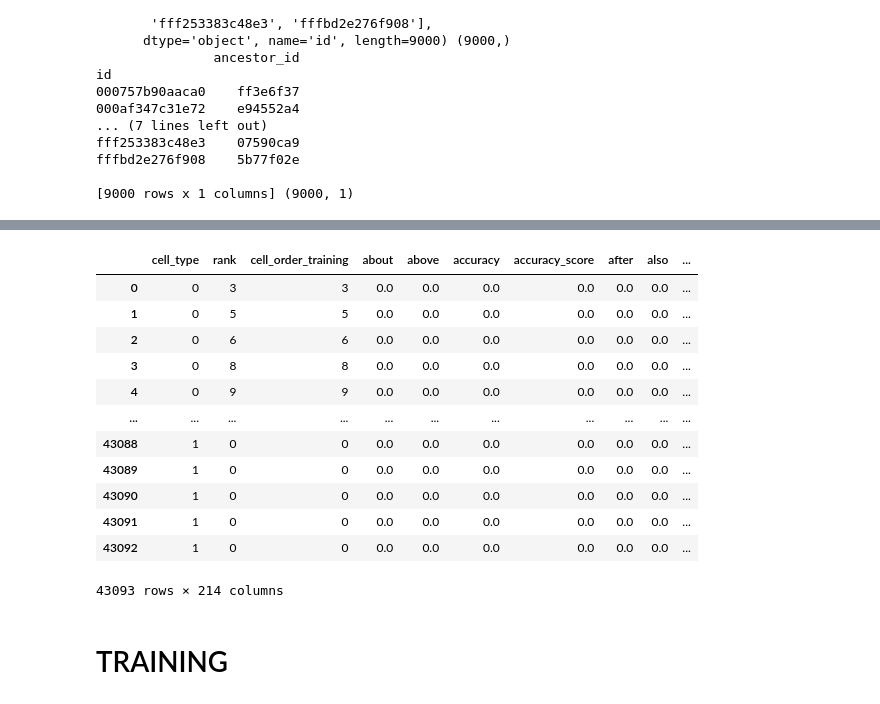
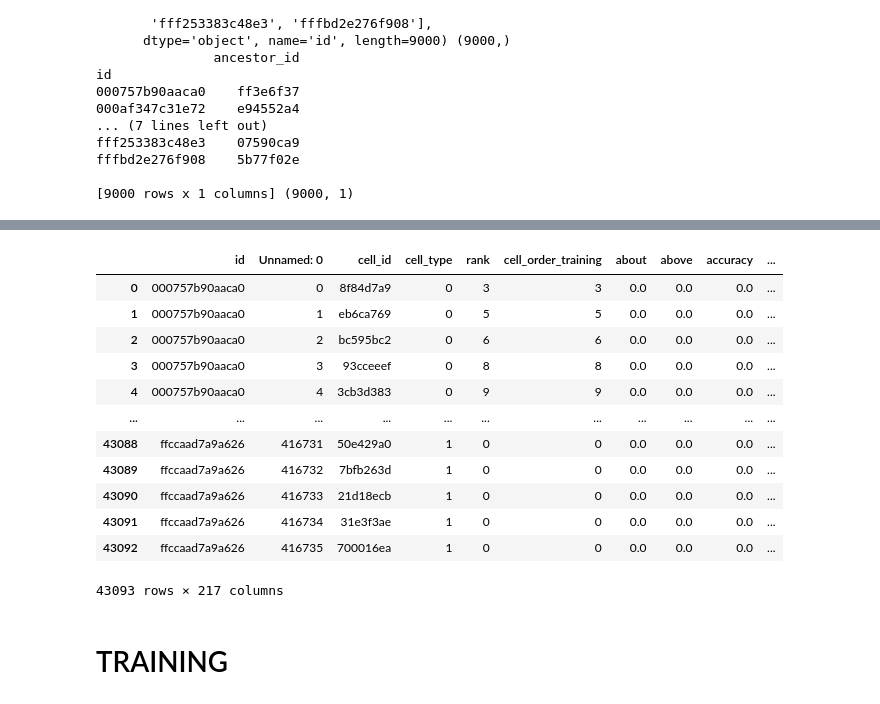
Before and after one commit to ste94000/google_ai4_code, a Jupyter notebook: notebooks/ntbook2.ipynb, the cells around one changed output, grey strips where cells are left out. Saved outputs shown, nothing was run; the diff lists cells and outputs as text; code cells hidden in the pictures.

```diff
--- a/notebooks/ntbook2.ipynb
+++ b/notebooks/ntbook2.ipynb
@@ -208,3 +208,7 @@ df_preproc_2.to_csv('../data/10k_preproc')
 df_preproc_2['ancestor_id'].nunique()
 # %% [output]
 8834
+# %%
+df = pd.read_csv('../data/10k_preproc.csv')
+# %%
+df.drop(columns=['source', 'language'], inplace=True)
@@ -227,7 +241,7 @@ def train_val_split(df, test_size=0.1):
 
     return df_train, df_valid
 # %%
-df_train, df_val = train_val_split(df_preproc_2)
+df_train, df_val = train_val_split(df)
 # %% [output]
 Index(['000757b90aaca0', '000af347c31e72', '000fce1d6fbb6a', '002b5d330ee1ec',
        '002f895d088a9e', '004f5132c0b01c', '005f1abed1ba8a', '0064d9181701a2',
@@ -265,21 +277,21 @@ NameError: name 'df_train' is not defined
 # %%
-df_val.drop(columns=['cell_id', 'source', 'language', 'ancestor_id', 'parent_id'], inplace=True)
-df_val.reset_index(drop=True, inplace=True)
+df_val.drop(columns=['ancestor_id', 'parent_id'], inplace=True)
+df_val.reset_index(inplace=True)
 df_val
 # %% [output]
-|  | cell_type | rank | cell_order_training | about | above | accuracy | accuracy_score | after | also | ... |
-| 0 | 0 | 3 | 3 | 0.0 | 0.0 | 0.0 | 0.0 | 0.0 | 0.0 | ... |
-| 1 | 0 | 5 | 5 | 0.0 | 0.0 | 0.0 | 0.0 | 0.0 | 0.0 | ... |
-| 2 | 0 | 6 | 6 | 0.0 | 0.0 | 0.0 | 0.0 | 0.0 | 0.0 | ... |
-| 3 | 0 | 8 | 8 | 0.0 | 0.0 | 0.0 | 0.0 | 0.0 | 0.0 | ... |
-| 4 | 0 | 9 | 9 | 0.0 | 0.0 | 0.0 | 0.0 | 0.0 | 0.0 | ... |
+|  | id | Unnamed: 0 | cell_id | cell_type | rank | cell_order_training | about | above | accuracy | ... |
+| 0 | 000757b90aaca0 | 0 | 8f84d7a9 | 0 | 3 | 3 | 0.0 | 0.0 | 0.0 | ... |
+| 1 | 000757b90aaca0 | 1 | eb6ca769 | 0 | 5 | 5 | 0.0 | 0.0 | 0.0 | ... |
+| 2 | 000757b90aaca0 | 2 | bc595bc2 | 0 | 6 | 6 | 0.0 | 0.0 | 0.0 | ... |
+| 3 | 000757b90aaca0 | 3 | 93cceeef | 0 | 8 | 8 | 0.0 | 0.0 | 0.0 | ... |
+| 4 | 000757b90aaca0 | 4 | 3cb3d383 | 0 | 9 | 9 | 0.0 | 0.0 | 0.0 | ... |
 | ... | ... | ... | ... | ... | ... | ... | ... | ... | ... | ... |
-| 43088 | 1 | 0 | 0 | 0.0 | 0.0 | 0.0 | 0.0 | 0.0 | 0.0 | ... |
-| 43089 | 1 | 0 | 0 | 0.0 | 0.0 | 0.0 | 0.0 | 0.0 | 0.0 | ... |
-| 43090 | 1 | 0 | 0 | 0.0 | 0.0 | 0.0 | 0.0 | 0.0 | 0.0 | ... |
-| 43091 | 1 | 0 | 0 | 0.0 | 0.0 | 0.0 | 0.0 | 0.0 | 0.0 | ... |
-| 43092 | 1 | 0 | 0 | 0.0 | 0.0 | 0.0 | 0.0 | 0.0 | 0.0 | ... |
+| 43088 | ffccaad7a9a626 | 416731 | 50e429a0 | 1 | 0 | 0 | 0.0 | 0.0 | 0.0 | ... |
+| 43089 | ffccaad7a9a626 | 416732 | 7bfb263d | 1 | 0 | 0 | 0.0 | 0.0 | 0.0 | ... |
+| 43090 | ffccaad7a9a626 | 416733 | 21d18ecb | 1 | 0 | 0 | 0.0 | 0.0 | 0.0 | ... |
+| 43091 | ffccaad7a9a626 | 416734 | 31e3f3ae | 1 | 0 | 0 | 0.0 | 0.0 | 0.0 | ... |
+| 43092 | ffccaad7a9a626 | 416735 | 700016ea | 1 | 0 | 0 | 0.0 | 0.0 | 0.0 | ... |
-43093 rows × 214 columns
+43093 rows × 217 columns
 # %%
 df_val.to_csv('../data/val_10k.csv')
 df_train.to_csv('../data/train_10k.csv')
```
Also changed, not shown: parts of 7 cells of this notebook, 7 other files.
